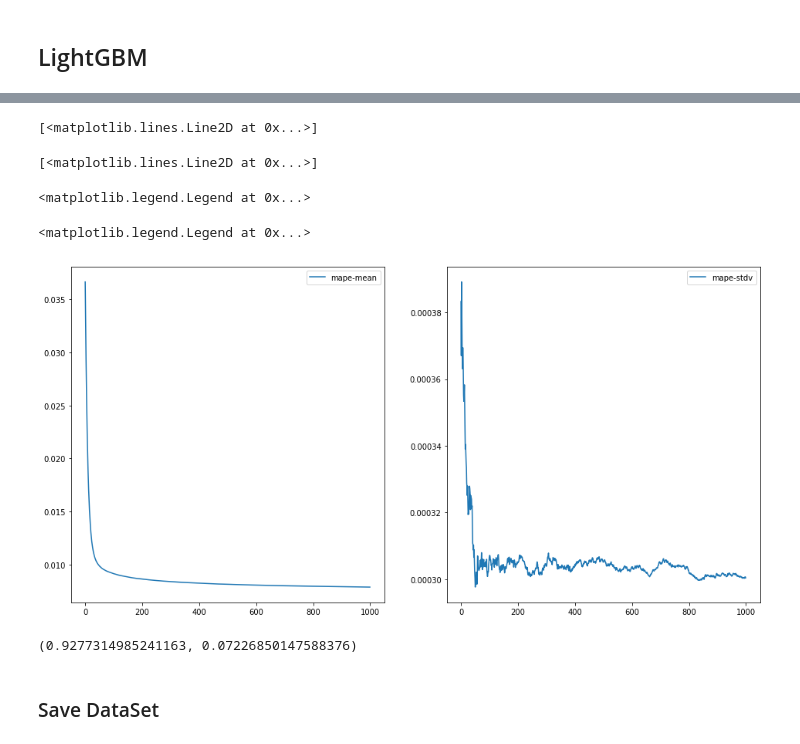
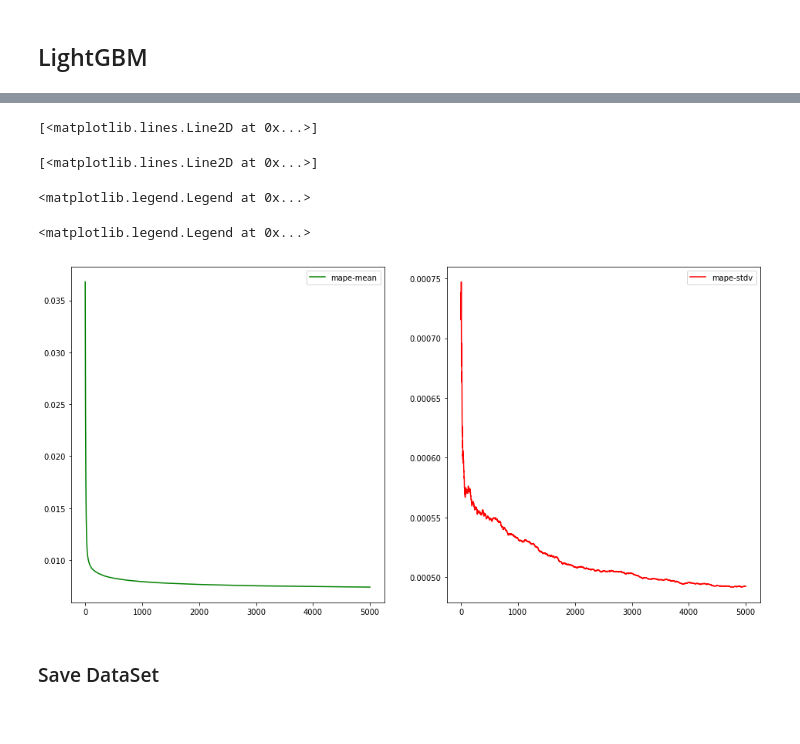
Before and after one commit to nguyenkhacbaoanh/used_car_price_estimation, a Jupyter notebook: notebook/Used Car implementation Machine Learning.ipynb, the cells around one changed output, grey strips where cells are left out. Drawn from its saved outputs; the diff is of its cells as text; code cells hidden in the pictures.

```diff
--- a/notebook/Used Car implementation Machine Learning.ipynb
+++ b/notebook/Used Car implementation Machine Learning.ipynb
@@ -1349,15 +1430,5 @@ import lightgbm as lgb
 # %%
 X_train_, X_val, y_train_, y_val = train_test_split(X_train, y_train, test_size=0.2)
 # %%
-train_data = lgb.Dataset(X_train_, label=y_train_)
-validation_data = lgb.Dataset(X_val, label=y_val)
+train_data = lgb.Dataset(X_train_.values, label=y_train_)
+validation_data = lgb.Dataset(X_val.values, label=y_val, reference=train_data)
-# %%
-param = {
-    'num_leaves': 31,
-    'objective': 'regression',
-    'metric': 'mape',
-    'max_depth': 6,
-    'learning_rate': 0.1,
-    'verbose': 0,
-    'early_stopping_round': 20
-}
@@ -1364,4 +1458,9 @@ param = {
+# %%
+def feval_mape(ypred, data):
+    y = data.get_label()
+    mape = np.mean(np.abs(y - ypred)/y)
+    return 'custom_mape', mape, False
 # %%
-num_round = 1000
-bst = lgb.train(param, train_data, num_round, valid_sets=[validation_data], verbose_eval=50)
+num_round = 5000
+bst = lgb.train(param, train_data, num_round, valid_sets=[train_data, validation_data], feval=feval_mape, verbose_eval=500)
 # %% [output]
@@ -1387,21 +1508,16 @@ cv_results = lgb.cv(param, train_data, num_round, nfold=5, stratified=False)
 # %%
 fig, ax = plt.subplots(1, 2, figsize=(16,8))
 ax = ax.flatten()
-ax[0].plot(range(len(cv_results['mape-mean'])), cv_results['mape-mean'], label='mape-mean')
-ax[1].plot(range(len(cv_results['mape-stdv'])), cv_results['mape-stdv'], label='mape-stdv')
+ax[0].plot(range(len(cv_results['mape-mean'])), cv_results['mape-mean'], color='green', label='mape-mean')
+ax[1].plot(range(len(cv_results['mape-stdv'])), cv_results['mape-stdv'], color='red', label='mape-stdv')
 ax[0].legend()
 ax[1].legend()
 # %% [output]
 [<matplotlib.lines.Line2D at 0x...>]
 [<matplotlib.lines.Line2D at 0x...>]
 <matplotlib.legend.Legend at 0x...>
 <matplotlib.legend.Legend at 0x...>
-[figure, old version]
+[figure, new version]
-# %%
-y_pred = bst.predict(X_test, num_iteration=bst.best_iteration)
-accuracy_score(np.exp(y_test), np.exp(y_pred)), MAPE(np.exp(y_test), np.exp(y_pred))
-# %% [output]
-(0.9277314985241163, 0.07226850147588376)
 # %% [markdown]
 ### Save DataSet
 # %%
```
Also changed, not shown: parts of 52 cells of this notebook, 1 other file.
